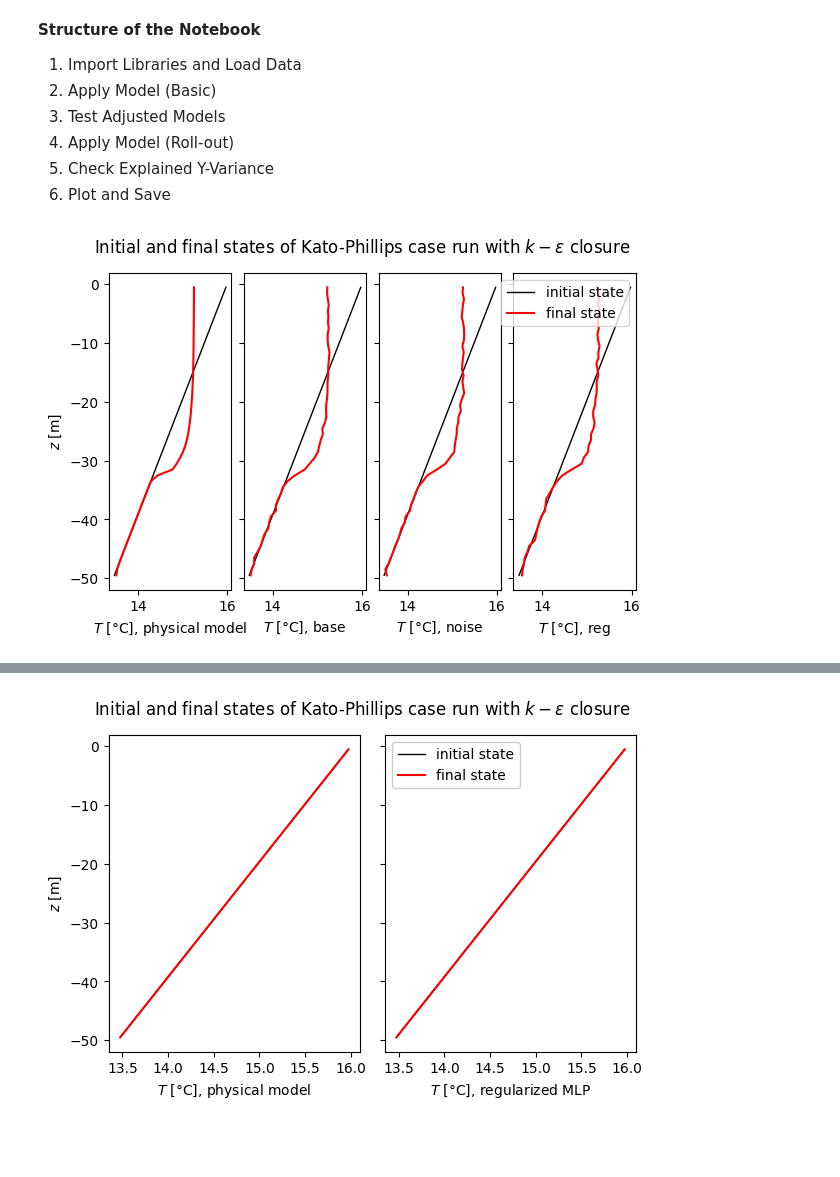
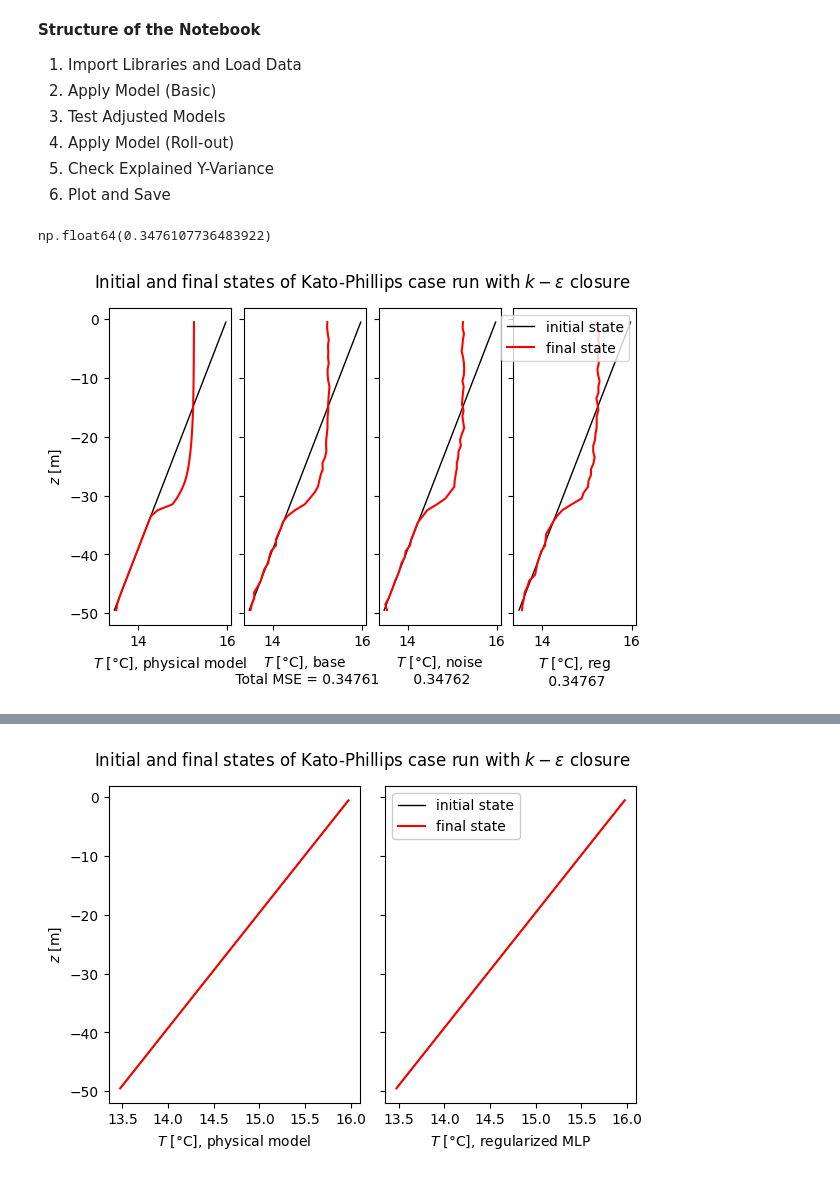
Before and after one commit to anne-df/ige_deep_emulators, a Jupyter notebook: postprocessing.ipynb, the cells around one changed output, grey strips where cells are left out. Cells and saved outputs as stored; diff of their text form; code cells hidden in the pictures; blank space fills up the shorter version.

```diff
--- a/postprocessing.ipynb
+++ b/postprocessing.ipynb
@@ -47,7 +49,7 @@ model = MLP(hidden_sizes=[64, 64])
 
 def roll_out_from_traj(file_paths, inf_combined_data, norm_factor, model, params):
     # Initialization
-    inf_combined_data, _ = preprocess_and_generate_labels(file_paths, norm_factor)
+    inf_combined_data, inf_labels = preprocess_and_generate_labels(file_paths, norm_factor)
     n_sim = len(file_paths)
     n_time = inf_combined_data.shape[0]//n_sim
     depth = inf_combined_data.shape[2]
@@ -55,6 +57,8 @@ def roll_out_from_traj(file_paths, inf_combined_data, norm_factor, model, params
 
     original_traj = [None] * n_sim
     deep_traj = [None] * n_sim
+    explained_variance = np.zeros((n_sim, n_time))
+    mse = np.zeros((n_sim, n_time))
 
     # Rollout
     for i in range(n_sim):
@@ -73,16 +77,31 @@ def roll_out_from_traj(file_paths, inf_combined_data, norm_factor, model, params
             temp_delta = model.apply(params, state_t)
             # stop residuals pre_data[t+1, 0, :] = pre_data[t, 0, :] + temp_delta # roll out
             pre_data[t+1, 0, :] = temp_delta
+
+            # track the explained variance
+            #explained_variance[i, t] = np.sum(np.square(pre_data[t+1,0,:]-inf_labels[i*n_time+t]))/np.sum(np.square(inf_labels[i*n_time+t]))
+            if t < n_time-1:
+                explained_variance[i, t] = explained_variance_score(inf_labels[i*n_time+t+1], temp_delta[0])
+            mse[i, t] = np.mean(np.square(temp_delta[0]-inf_labels[i*n_time+t]))
+            #np.var(inf_labels[i*n_time+t]*norm_factor)
+            #np.var(pre_data[t+1,0,:]*norm_factor)
+            #np.var((pre_data[t+1,0,:]-inf_labels[i*n_time+t])*norm_factor)
+
             # no need to postprocess because temp_delta are normalized too
             state_t = pre_data[t+1:t+2] # to change with reshape
         # pre_data temperatures are results of the model
+
+        # track the explained variance
+        # compute the explained variance
+        #explained_variance[i] = np.var(pre_data[:,0,:]*norm_factor)/np.var(inf_labels[i*n_time:(i+1)*n_time]*norm_factor)
+        #explained_variance[i] = np.var((pre_data[1:,0,:]-inf_labels[i*n_time:(i+1)*n_time]))/np.var(inf_labels[i*n_time:(i+1)*n_time])
 
         # store ith deep trajectory
         deep_traj[i] = Trajectory(grid=grid, time=original_traj[i].time,
                                   u=original_traj[i].u, v=original_traj[i].v,
                                   t=pre_data[:,0,:]*norm_factor, s=original_traj[i].s)
 
-    return original_traj, deep_traj
+    return original_traj, deep_traj, mse, explained_variance
 # %%
 data_dir = "data/"  # where simulations files are stored
 file_names = [f"traj{i}.nc" for i in range(n_sim)]
@@ -92,49 +111,55 @@ file_paths = [os.path.join(data_dir, name) for name in file_names]
 app_data = np.load("data/inf_combined_data.npy")
 app_labels = np.load("data/inf_labels.npy")
 # %%
-original_traj, deep_traj = roll_out_from_traj(file_paths[:2], app_data, 25., model, params)
+original_traj, deep_traj, mse, explained_variance = roll_out_from_traj(file_paths[:2], app_data, 25., model, params)
 # 3 minutes for 100 trajectories with numpy
+# %%
+np.mean(mse[0])
+# my formula with variances [83812.09700037, 66527.34084062]
+# copilot[83781.62148357, 66504.19848309]
+# %% [output]
+np.float64(0.3476107736483922)
 # %%
 checkpoint_noise = os.path.abspath("checkpoints_noise")
 params_noise = restore_checkpoint(checkpoint_noise, target=None)
-_, deep_traj_noise = roll_out_from_traj(file_paths[:2], app_data, 25., model, params_noise)
+_, deep_traj_noise, mse_noise, explained_variance_noise = roll_out_from_traj(file_paths[:2], app_data, 25., model, params_noise)
 # %%
 checkpoint_reg = os.path.abspath("checkpoints_reg")
 params_reg = restore_checkpoint(checkpoint_reg, target=None)
-_, deep_traj_reg = roll_out_from_traj(file_paths[:2], app_data, 25., model, params_reg)
+_, deep_traj_reg, mse_reg, explained_variance_reg = roll_out_from_traj(file_paths[:2], app_data, 25., model, params_reg)
 # %%
 # Plot and compare to actual trajectory
 
 sim_index = -1
 traj_obs = original_traj[sim_index]
 traj_deep = deep_traj[sim_index]
 traj_deep_noise = deep_traj_noise[sim_index]
 traj_deep_reg = deep_traj_reg[sim_index]
 
 zr = grid.zr
 
 sp: subplot_1D_type = plt.subplots(1, 4, sharey=True, figsize=(6, 4))
 fig, [ax_t, ax_u, ax_v, ax_y] = sp
 fig.tight_layout(rect=[0, 0.0, 1, 0.94])
 fig.subplots_adjust(wspace=0.1)
 
 ax_t.plot(traj_obs.t[0, :], zr, 'k', linewidth=1)
 ax_t.plot(traj_obs.t[-1, :], zr, 'r')
 ax_u.plot(traj_deep.t[0, :], zr, 'k', linewidth=1)
 ax_u.plot(traj_deep.t[-1, :], zr, 'r')
 ax_v.plot(traj_deep_noise.t[0, :], zr, 'k', linewidth=1)
 ax_v.plot(traj_deep_noise.t[-1, :], zr, 'r')
 ax_y.plot(traj_deep_reg.t[0, :], zr, 'k', linewidth=1, label='initial state')
 ax_y.plot(traj_deep_reg.t[-1, :], zr, 'r', label='final state')
 
 ax_t.set_xlabel ('$T$ [°C], physical model')
-ax_u.set_xlabel ('$T$ [°C], base')
-ax_v.set_xlabel ('$T$ [°C], noise')
-ax_y.set_xlabel('$T$ [°C], reg')
+ax_u.set_xlabel (f'$T$ [°C], base \n Total MSE = {np.mean(mse[sim_index]):.5f}')
+ax_v.set_xlabel (f'$T$ [°C], noise \n {np.mean(mse_noise[sim_index]):.5f}')
+ax_y.set_xlabel(f'$T$ [°C], reg \n {np.mean(mse_reg[sim_index]):.5f}')
 ax_t.set_ylabel(r'$z$ [m]')
 fig.suptitle(r'Initial and final states of Kato-Phillips case run with $k-\varepsilon$ closure')
 ax_y.legend(framealpha=.8)
 
 plt.show()
 # %% [output]
-[figure, old version]
+[figure, new version]
```
Also changed, not shown: parts of 2 cells of this notebook.
